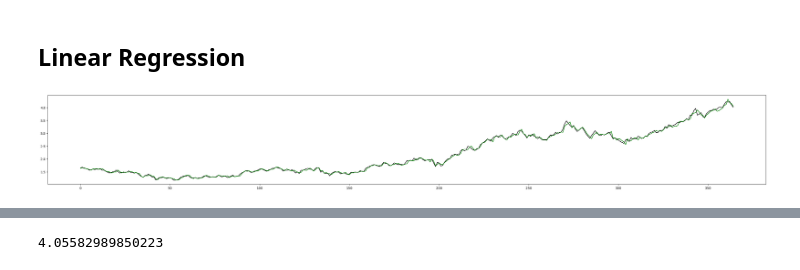
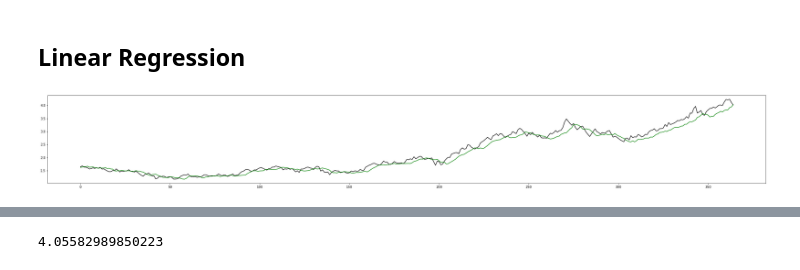
Before and after one commit to owenadhp/Optimal-Mortgage-Rate-Lock-In-Predictions-, a Jupyter notebook: T_Bond Trend and Visualization (Simple Average).ipynb, the cells around one changed output, grey strips where cells are left out. Cells and saved outputs as stored; diff of their text form; code cells hidden in the pictures.

Commit message:
Add multi day features and interactive prompt for prediction

```diff
--- a/T_Bond Trend and Visualization (Simple Average).ipynb
+++ b/T_Bond Trend and Visualization (Simple Average).ipynb
@@ -118,35 +116,62 @@ from sklearn.linear_model import LinearRegression
 
 #Preparing the Data from Previous Session
 
 history = history.replace(np.inf, np.nan).dropna() #Replacing infinite values to NA, and then dropping all NA.
 #Linear Regression will not take NA values kindly
 
 
 
 y = history['Close'] #The value that we wants to predict
 x = history.drop('Close', axis = 1 ) #Dropping the Close since this is the value that we wants to predict
 
 
 # Split the Data to Train and Test
 
 number_day_test = 365  # we want to get the 1 year of data
+predict_offset = 1
+consecutive_feature_days = 7
 
-x_train = x[:-1*number_day_test] #training the data from beginning of 2012 to 1 year before the current day
-y_train = y[:-1*number_day_test]
+idx_train = list(range(len(x)))
+idx_train = idx_train[consecutive_feature_days:-1*number_day_test - predict_offset]
+x_train = []
+for idx in idx_train:
+    x_train.append(x[idx - consecutive_feature_days:idx])
+x_train = np.array(x_train)
+x_train = x_train.reshape((-1, 56))
 
-x_test = x[-1*number_day_test:]
+# x_train = x[:-1*number_day_test - predict_offset] #training the data from beginning of 2012 to 1 year before the current day
+y_train = y[predict_offset + consecutive_feature_days:-1*number_day_test]
+
+idx_test = list(range(len(x)))
+idx_test = idx_test[-1*number_day_test - predict_offset: -predict_offset]
+x_test = []
+for idx in idx_test:
+    x_test.append(x[idx - consecutive_feature_days:idx])
+x_test = np.array(x_test)
+x_test = x_test.reshape((-1, 56))
+
+# x_test = x[-1*number_day_test - predict_offset: -predict_offset]
 y_test = y[-1*number_day_test:]
 
 # print(x_train.shape, y_train.shape, x_test.shape, y_test.shape) #checking if the shape is okay to train
 
-linear_model = LinearRegression()
+# from sklearn.ensemble import GradientBoostingRegressor
+# linear_model = GradientBoostingRegressor(
+#     n_estimators=20, learning_rate=0.1, max_depth=5,
+#     loss='squared_error')
+
+# linear_model = LinearRegression()
+
+from sklearn.neural_network import MLPRegressor
+linear_model = MLPRegressor(max_iter=5000, hidden_layer_sizes=(500,500,))
+
 linear_model = linear_model.fit(x_train, y_train)
 preds = linear_model.predict(x_test)
 
 
 plt.figure(figsize=(40,5))
 plt.plot(range(len(y_test)), y_test, color = 'black')
 plt.plot(range(len(preds)), preds, color = 'green')
 plt.show()
 # %% [output]
-[figure, old version]
+[figure, new version]
```
Also changed, not shown: parts of 7 cells of this notebook.
